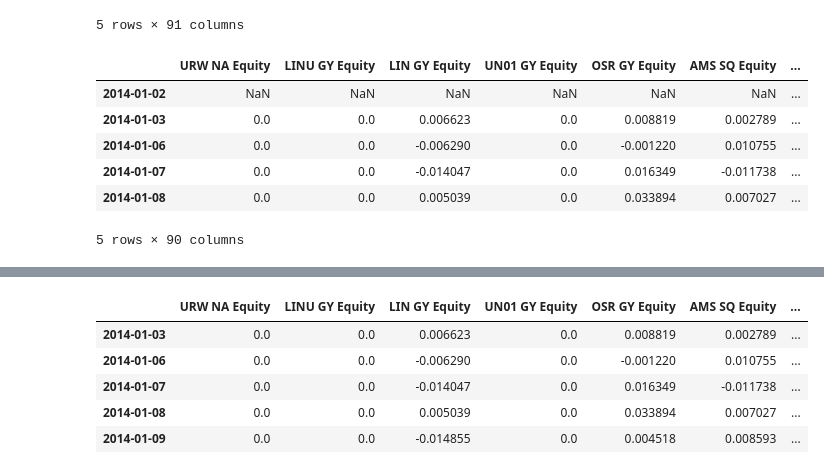
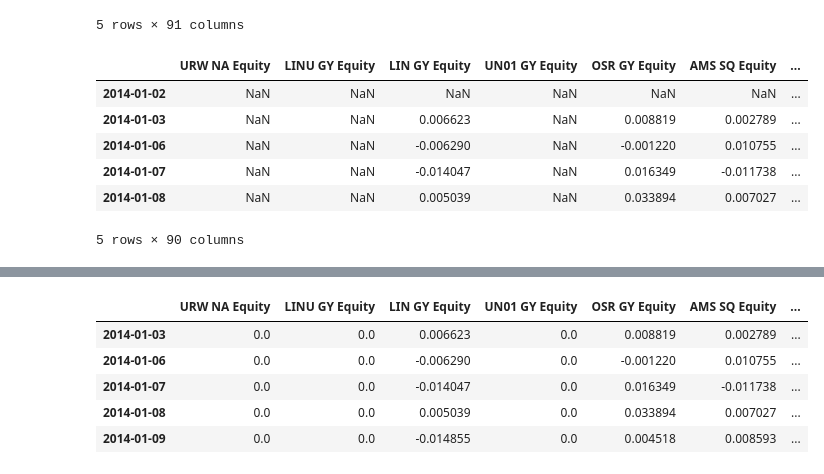
Before and after one commit to tommasograndi/portfolio-opt-with-BiLSTM-stock-preselection, a Jupyter notebook: datapreprocessing.ipynb, the cells around one changed output, grey strips where cells are left out. Cells and saved outputs as stored; diff of their text form; code cells hidden in the pictures.

```diff
--- a/datapreprocessing.ipynb
+++ b/datapreprocessing.ipynb
@@ -306,15 +309,15 @@ close_price.head()
 # %%
 # Select only the period 2014-2019; fill nas with 0s and drop day of week column
 # In this way we calculate returns for ALL THE STOCKS that have been part of the index
 
-temp = close_price.loc[dates].fillna(0.000000001).drop(['Day_of_week'], axis=1)
+temp = close_price.loc[dates].drop(['Day_of_week'], axis=1)
 close_price_returns = np.log(temp/temp.shift(1))
 close_price_returns.head()
 # %% [output]
 |  | URW NA Equity | LINU GY Equity | LIN GY Equity | UN01 GY Equity | OSR GY Equity | AMS SQ Equity | ... |
 | 2014-01-02 | NaN | NaN | NaN | NaN | NaN | NaN | ... |
-| 2014-01-03 | 0.0 | 0.0 | 0.006623 | 0.0 | 0.008819 | 0.002789 | ... |
-| 2014-01-06 | 0.0 | 0.0 | -0.006290 | 0.0 | -0.001220 | 0.010755 | ... |
-| 2014-01-07 | 0.0 | 0.0 | -0.014047 | 0.0 | 0.016349 | -0.011738 | ... |
-| 2014-01-08 | 0.0 | 0.0 | 0.005039 | 0.0 | 0.033894 | 0.007027 | ... |
+| 2014-01-03 | NaN | NaN | 0.006623 | NaN | 0.008819 | 0.002789 | ... |
+| 2014-01-06 | NaN | NaN | -0.006290 | NaN | -0.001220 | 0.010755 | ... |
+| 2014-01-07 | NaN | NaN | -0.014047 | NaN | 0.016349 | -0.011738 | ... |
+| 2014-01-08 | NaN | NaN | 0.005039 | NaN | 0.033894 | 0.007027 | ... |
 5 rows × 90 columns
```
Also changed, not shown: parts of 9 cells of this notebook, 3 other files.
